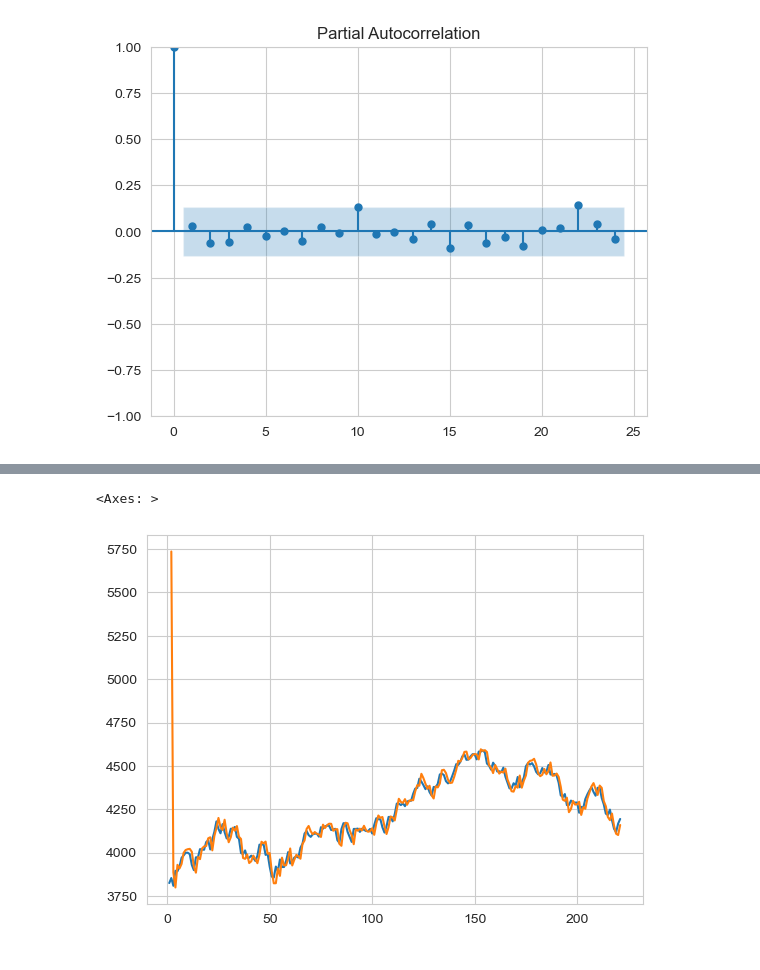
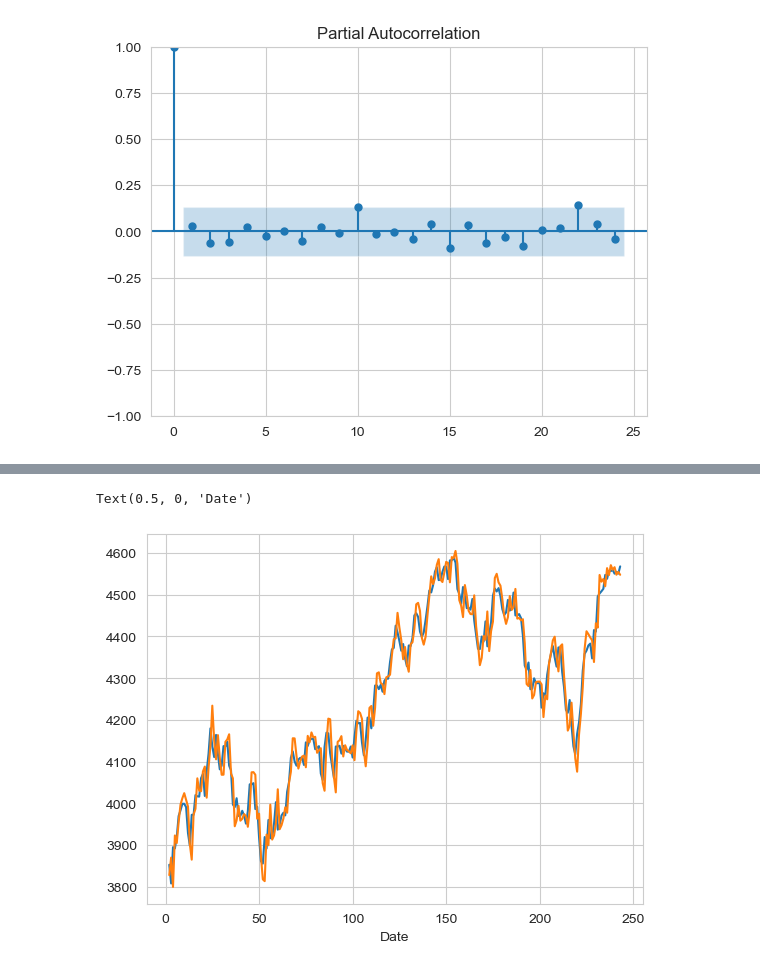
Before and after one commit to nasheydari/NSPP-News-Based-Stock-Price-Prediction, a Jupyter notebook: train.ipynb, the cells around one changed output, grey strips where cells are left out. Saved outputs shown, nothing was run; the diff lists cells and outputs as text; code cells hidden in the pictures.

```diff
--- a/train.ipynb
+++ b/train.ipynb
@@ -312,9 +299,11 @@ SARIMAX Results
 Warnings:
 [1] Covariance matrix calculated using the outer product of gradients (complex-step).
-# %%
-df_train['Close_numeric'][1:].plot()
-model.fittedvalues[1:].plot()
-# %% [output]
-<Axes: >
-[figure, removed]
+# %%
+df_train_val['Close_numeric'][p:].plot()
+fitted_values = model.fittedvalues
+plt.plot(df_train_val.index[p:], fitted_values[p:], label='Fitted Values')
+plt.xlabel('Date')
+# %% [output]
+Text(0.5, 0, 'Date')
+[figure, added]
 # %%
```
Also changed, not shown: parts of 18 cells of this notebook.
